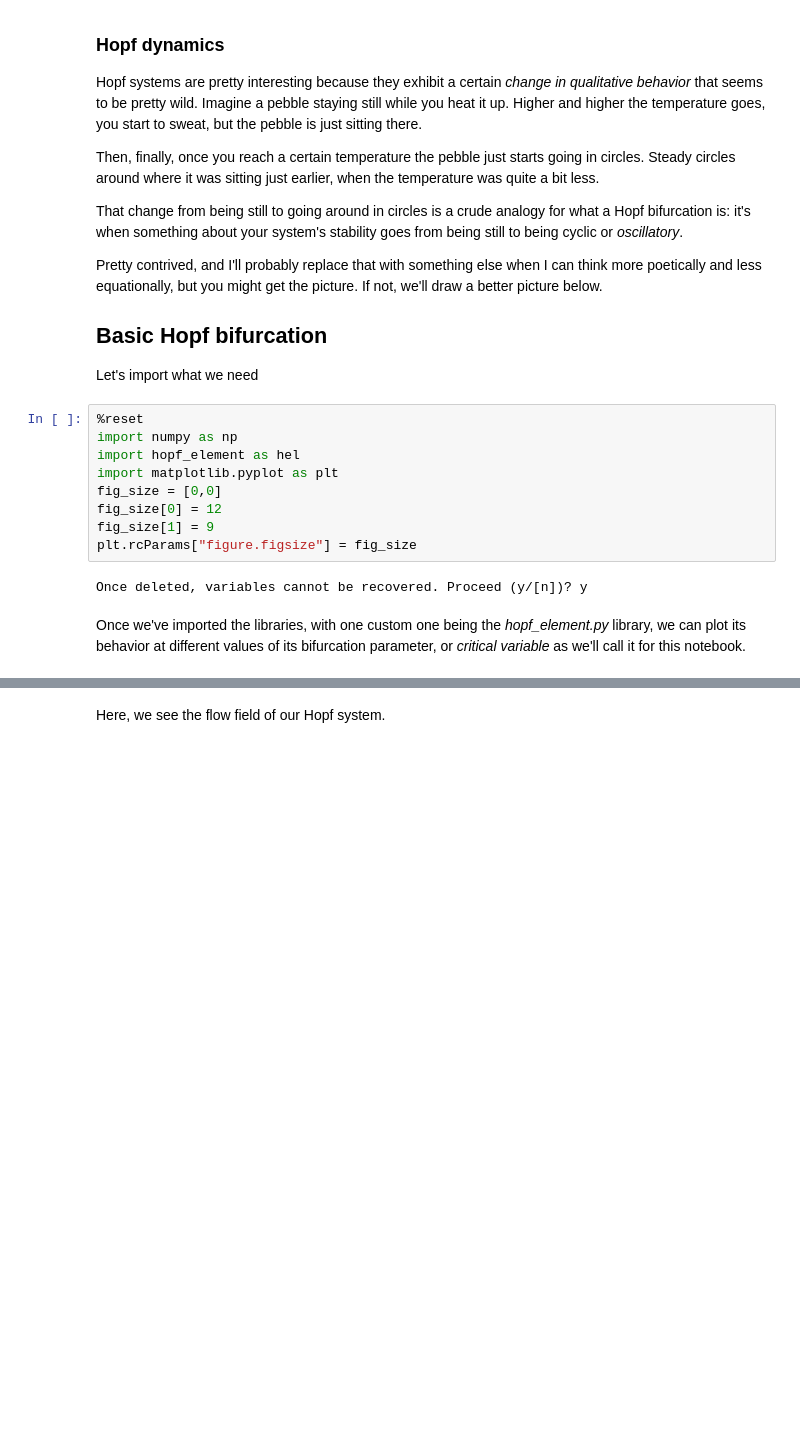
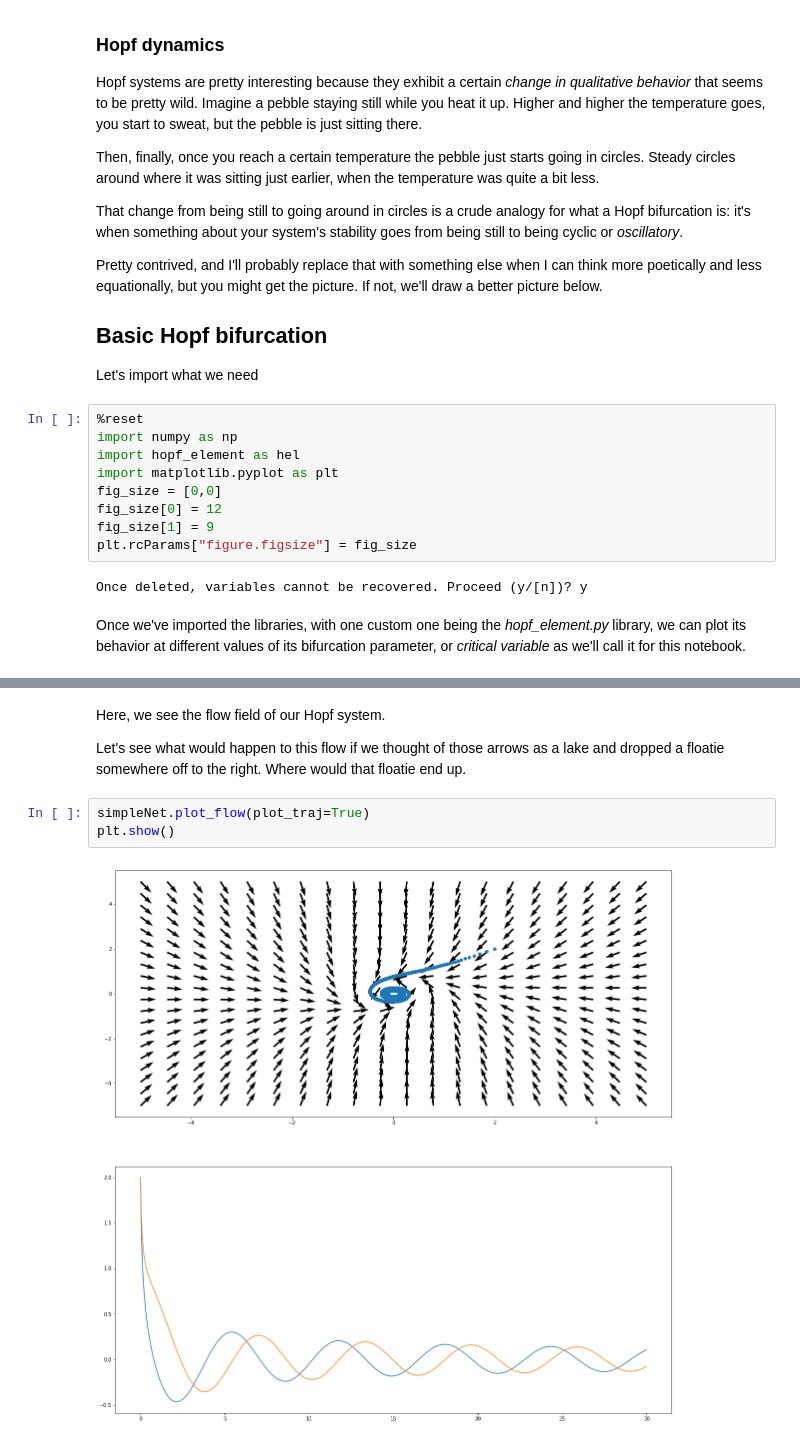
Before and after one commit to virati/VisualizeDynamics, a Jupyter notebook: Hopf_Basics.ipynb, the cells around one changed output, grey strips where cells are left out. Saved outputs shown, nothing was run; the diff lists cells and outputs as text; blank space fills up the shorter version.

```diff
--- a/Hopf_Basics.ipynb
+++ b/Hopf_Basics.ipynb
@@ -40,2 +40,9 @@ plt.show()
-# %% [markdown]
-Here, we see the flow field of our Hopf system.
+# %% [markdown]
+Here, we see the flow field of our Hopf system.
+
+Let's see what would happen to this flow if we thought of those arrows as a lake and dropped a floatie somewhere off to the right. Where would that floatie end up.
+# %%
+simpleNet.plot_flow(plot_traj=True)
+plt.show()
+# %% [output]
+[figure, added]
```
Also changed, not shown: parts of 7 cells of this notebook, 1 other file.
